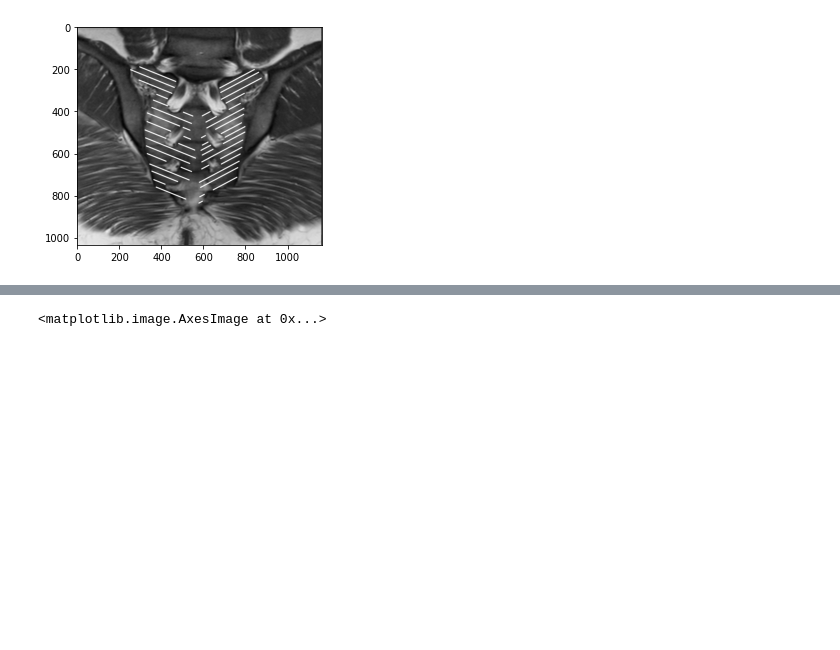
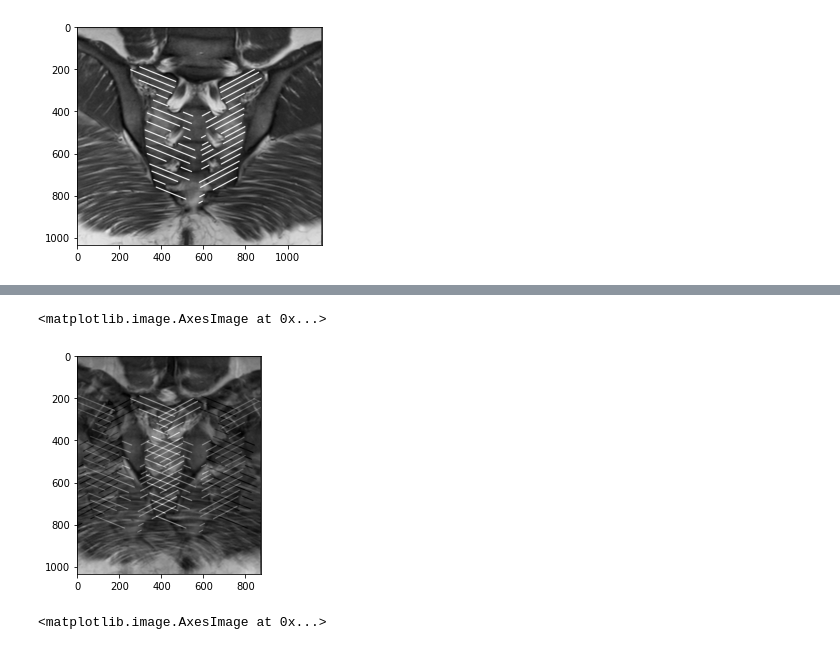
Before and after one commit to RInterested/MRI, a Jupyter notebook: MRI_Concepts.ipynb, the cells around one changed output, grey strips where cells are left out. Cells and saved outputs as stored; diff of their text form; code cells hidden in the pictures; blank space fills up the shorter version.

```diff
--- a/MRI_Concepts.ipynb
+++ b/MRI_Concepts.ipynb
@@ -71,3 +70,13 @@ plt.imshow(img_back_w, cmap = 'gray')
+# %%
+n = 4
+matw = w[:, np.mod(np.arange(np.shape(w)[1]), n)!=0] # Takes out every n column off the frequencies.
+fw_ishift = np.fft.ifftshift(matw)
+img_back_w = np.fft.ifft2(matw)
+img_back_w = np.abs(img_back_w)
+plt.imshow(img_back_w, cmap = 'gray')
+# %% [output]
+<matplotlib.image.AxesImage at 0x...>
+[figure, added]
 # %%
 import cv2
 
```
Also changed, not shown: parts of 4 cells of this notebook.
